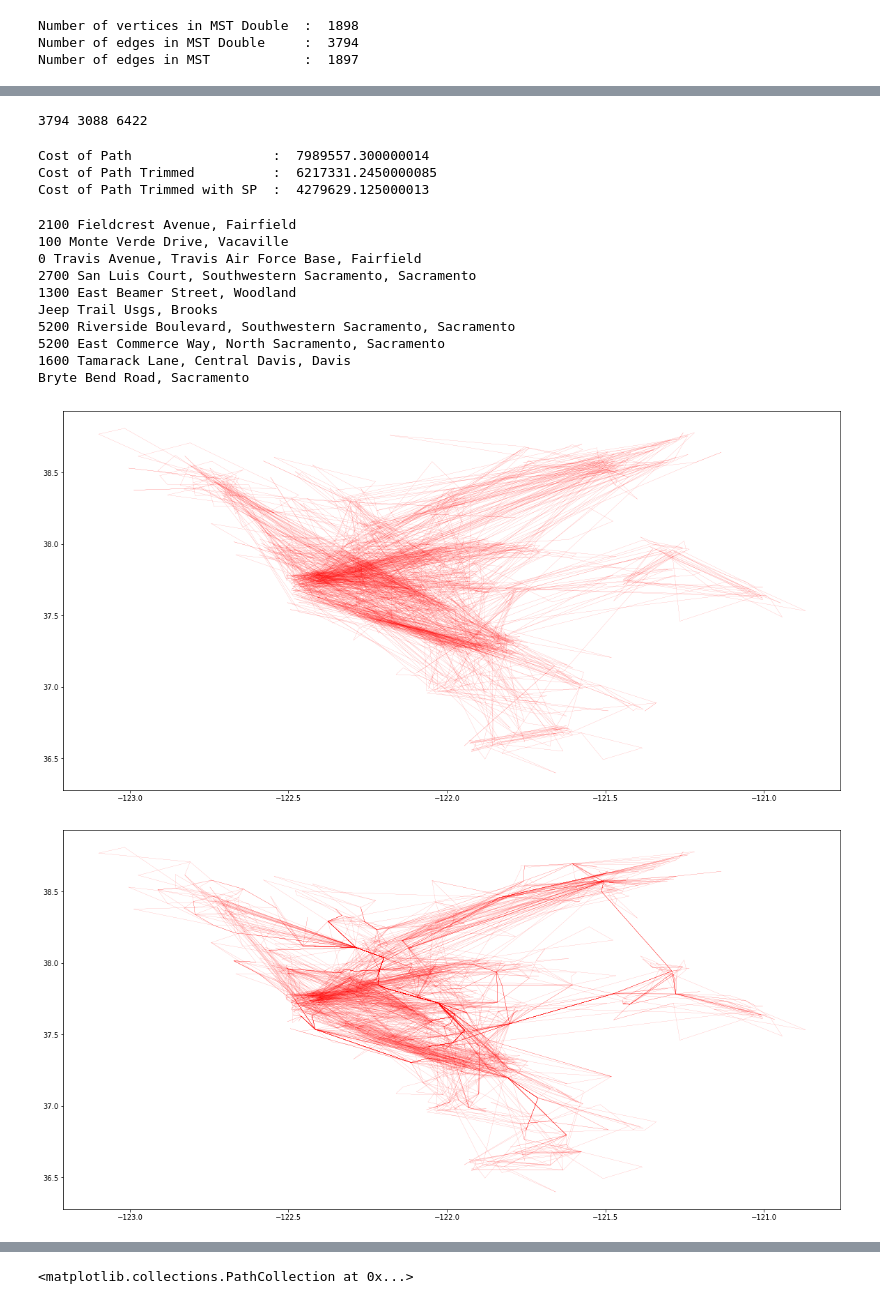
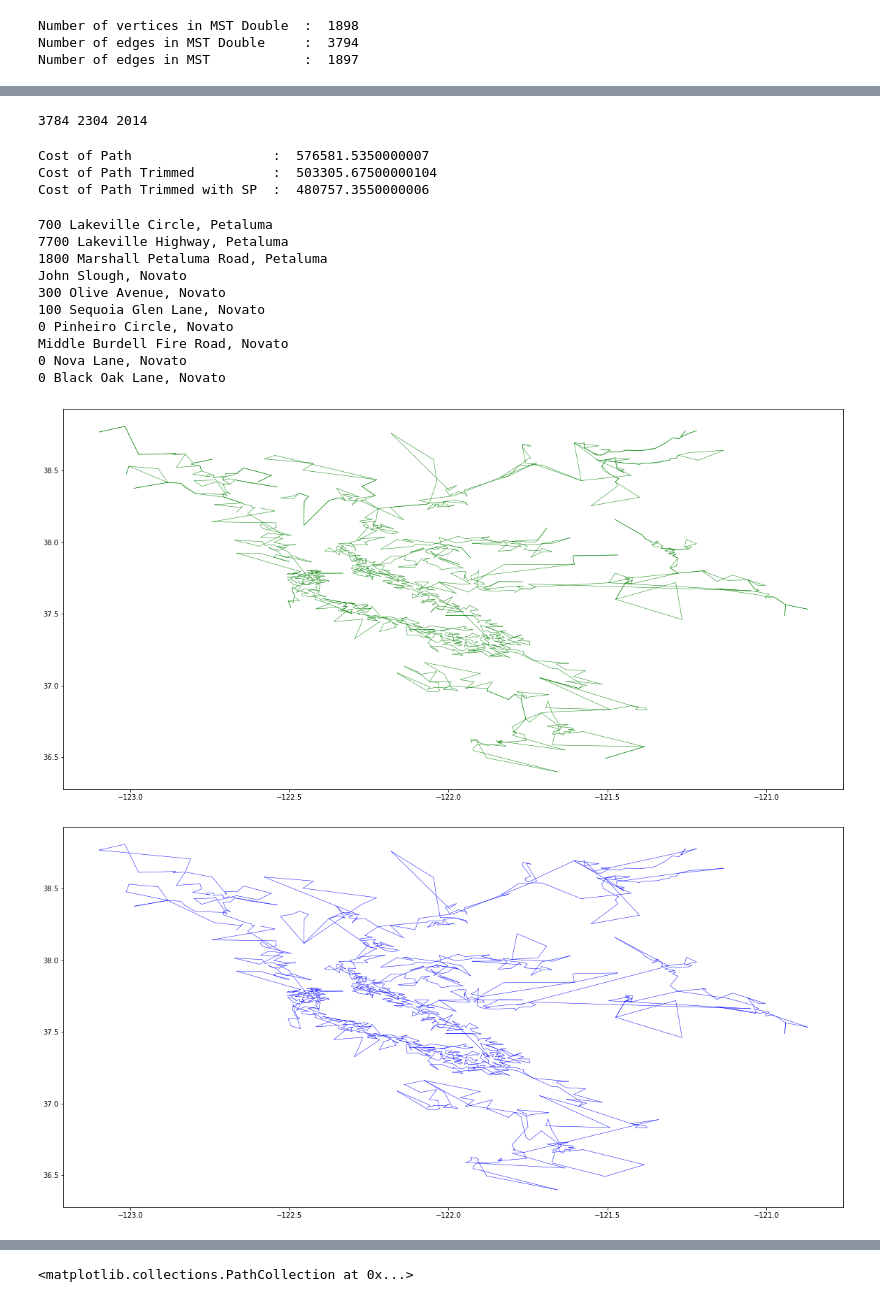
Before and after one commit to rupadevan94/large-scale-data-mining, a Jupyter notebook: LSSN/Project4/q6_q10.ipynb, the cells around one changed output, grey strips where cells are left out. Cells and saved outputs as stored; diff of their text form; code cells hidden in the pictures.

```diff
--- a/LSSN/Project4/q6_q10.ipynb
+++ b/LSSN/Project4/q6_q10.ipynb
@@ -95,7 +95,7 @@ for i in range(len(g.vs)):
 # %% [output]
 Number of vertices:  1898
 # %%
-mst = g.spanning_tree()
+mst = g.spanning_tree(weights = g.es["weight"])
 print (mst.summary())
 
 mst_edges = mst.get_edgelist()[:5]
@@ -132,5 +132,5 @@ for (e1,e2) in mst_edges:
 # %%
-edge_list = np.copy(g.get_edgelist())
+edge_list = g.get_edgelist()
 random.shuffle(edge_list)
 # %%
 vertices = []
@@ -172,7 +191,7 @@ pickle.dump(triangles, f)
 f = open("triangles.txt", "rb")
 triangles2 = pickle.load(f)
 # %%
-edge_list = g.get_edgelist()
+#edge_list = g.get_edgelist()
 count = 0
 for (v1,v2,v3) in triangles2:
     try:
@@ -194,7 +213,7 @@ for (v1,v2,v3) in triangles2:
     w2 = g.es[i2]['weight']
     w3 = g.es[i3]['weight']
 
-    if (((w1+w2) >= w3) and ((w2+w3) > w1) and ((w3+w1) > w2)):
+    if (((w1+w2) >= w3) and ((w2+w3) >= w1) and ((w3+w1) >= w2)):
         count = count + 1
 
 print (count/10.0, "% of the triangles satisfy the triangle inequality.")
@@ -462,7 +481,7 @@ Cost of Approx. TSP =  4279629.125000013
 # %%
 print(len(path), len(path_trimmed) ,len(path_trimmed_sp))
 # %% [output]
-3794 3088 6422
+3784 2304 2014
 # %%
 # Path Cost
 cost_path = 0.0
@@ -473,9 +492,9 @@ print ('Cost of Path                  : ', cost_path)
 print ('Cost of Path Trimmed          : ', cost)
 print ('Cost of Path Trimmed with SP  : ', cost_sp)
 # %% [output]
-Cost of Path                  :  7989557.300000014
-Cost of Path Trimmed          :  6217331.2450000085
-Cost of Path Trimmed with SP  :  4279629.125000013
+Cost of Path                  :  576581.5350000007
+Cost of Path Trimmed          :  503305.67500000104
+Cost of Path Trimmed with SP  :  480757.3550000006
 # %%
 # Find an upper bound on the empirical performance of the approximate algorithm:
 # rho = Approximate TSP Cost/Optimal TSP Cost
@@ -488,16 +507,16 @@ for (v1, v2) in path_trimmed:
 for v in path_vertices[:10]:
     print(g.vs[v]['disp_name'])
 # %% [output]
-2100 Fieldcrest Avenue, Fairfield
-100 Monte Verde Drive, Vacaville
-0 Travis Avenue, Travis Air Force Base, Fairfield
-2700 San Luis Court, Southwestern Sacramento, Sacramento
-1300 East Beamer Street, Woodland
-Jeep Trail Usgs, Brooks
-5200 Riverside Boulevard, Southwestern Sacramento, Sacramento
-5200 East Commerce Way, North Sacramento, Sacramento
-1600 Tamarack Lane, Central Davis, Davis
-Bryte Bend Road, Sacramento
+700 Lakeville Circle, Petaluma
+7700 Lakeville Highway, Petaluma
+1800 Marshall Petaluma Road, Petaluma
+John Slough, Novato
+300 Olive Avenue, Novato
+100 Sequoia Glen Lane, Novato
+0 Pinheiro Circle, Novato
+Middle Burdell Fire Road, Novato
+0 Nova Lane, Novato
+0 Black Oak Lane, Novato
 # %%
 # Plot the trajectory that Santa has to travel!
 
@@ -510,28 +529,28 @@ for (v1,v2) in path_trimmed:
 
 plt.figure(figsize=(20,10))
 for i in range(0,len(x)-1):
-    plt.plot(x[i:i+2],y[i:i+2], 'ro-', linewidth=0.1, ms=0)
+    plt.plot(x[i:i+2],y[i:i+2], 'go-', linewidth=0.5, ms=0)
 
 plt.show()
 # %% [output]
-[figure, old version]
+[figure, new version]
 # %%
 # Plot the trajectory that Santa has to travel with Shortest Path!
 
 x = [g.vs[path_trimmed_sp[0][0]]['coors'][0]]
 y = [g.vs[path_trimmed_sp[0][0]]['coors'][1]]
 
 for (v1,v2) in path_trimmed_sp:
     x.append(g.vs[v2]['coors'][0])
     y.append(g.vs[v2]['coors'][1])
 
 plt.figure(figsize=(20,10))
 for i in range(0,len(x)-1):
-    plt.plot(x[i:i+2],y[i:i+2], 'ro-', linewidth=0.1, ms=0)
+    plt.plot(x[i:i+2],y[i:i+2], 'bo-', linewidth=0.5, ms=0)
 
 plt.show()
 # %% [output]
-[figure, old version]
+[figure, new version]
 # %%
 # Printing the MST
 plt.figure(figsize=(20,10))
```
Also changed, not shown: parts of 13 cells of this notebook, 1 other file.
